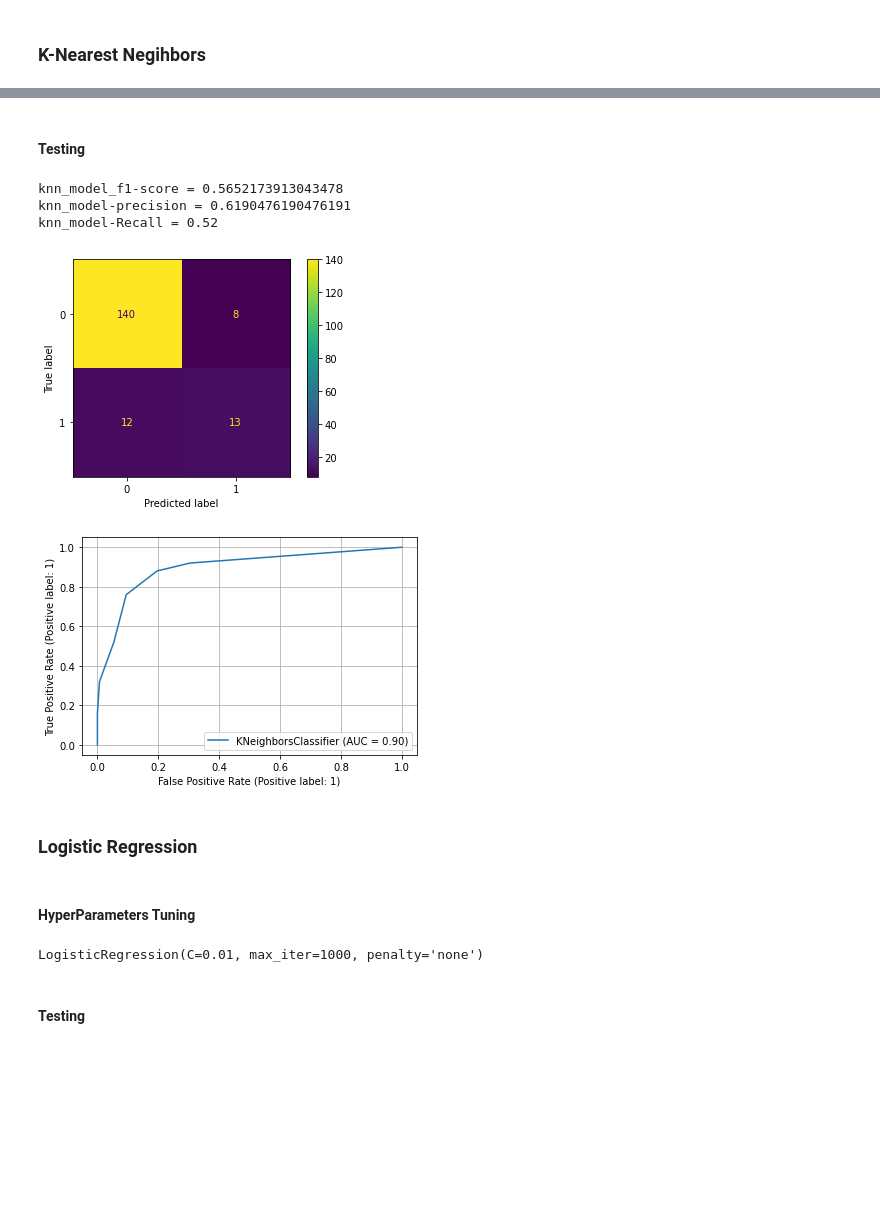
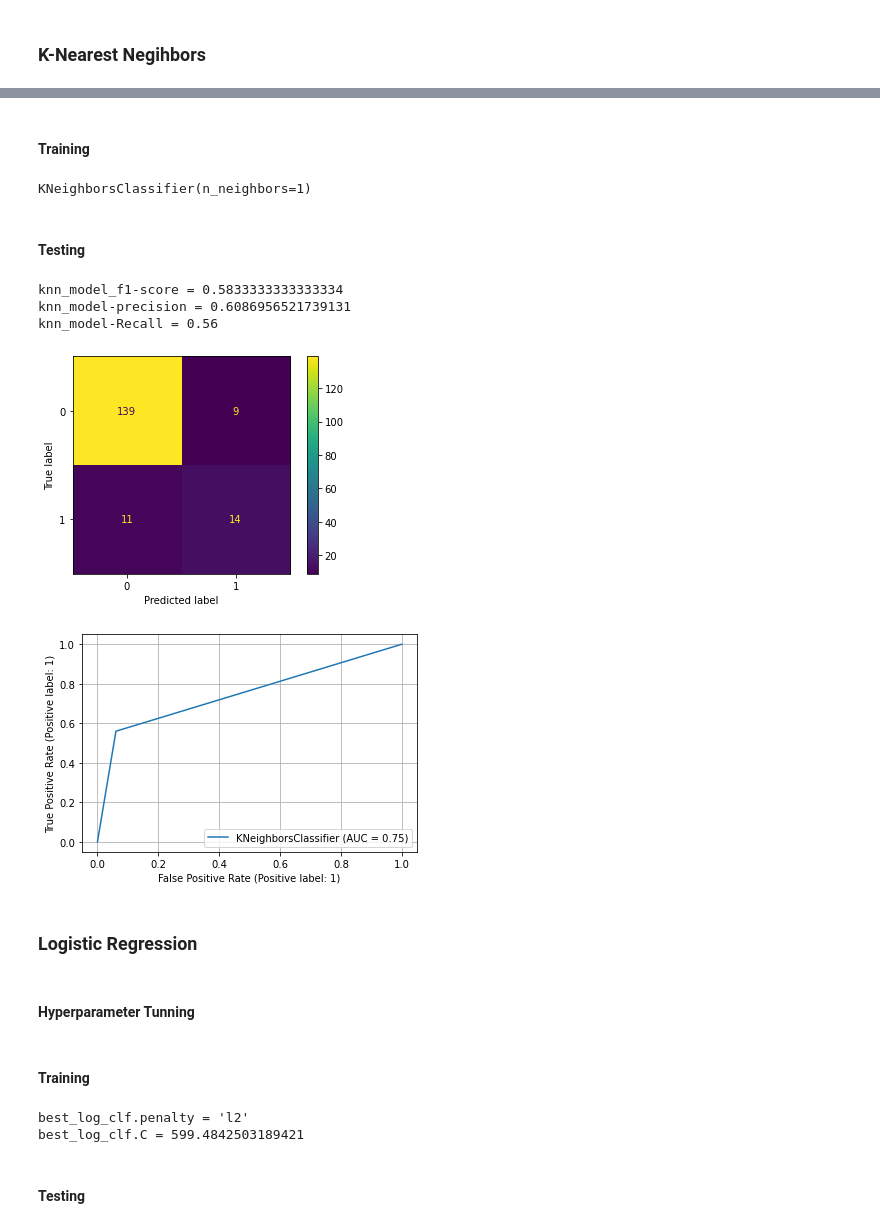
Before and after one commit to MMostafa-Hub/COVID-19-Outcome-Prediction, a Jupyter notebook: COVID-19 Outcome Prediction.ipynb, the cells around one changed output, grey strips where cells are left out. Cells and saved outputs as stored; diff of their text form; code cells hidden in the pictures; blank space fills up the shorter version.

```diff
--- a/COVID-19 Outcome Prediction.ipynb
+++ b/COVID-19 Outcome Prediction.ipynb
@@ -72,27 +38,46 @@ best-k = 7
+# %%
+# finding the best K that gives the best score on the validation set
+# the size of trainig is 690 so the max_k = 26
+max_k = 26
+knn_param_grid = {
+    "n_neighbors": list(range(1, max_k, 2))
+}
+# %%
+from sklearn.neighbors import KNeighborsClassifier
+
+knn_classifier = KNeighborsClassifier()
+
+# the score to knn_clf_cv which is the best classifier is Recall
+knn_clf_cv = GridSearchCV(
+    knn_classifier, knn_param_grid, cv=10, scoring='recall')
+# %% [markdown]
+#### Training
+# %%
+# Picks the best classifier out of the 120 classifiers with thew best k for our application
+best_knn_clf = knn_clf_cv.fit(X_train_norm,y_train).best_estimator_
+best_knn_clf
+# %% [output]
+KNeighborsClassifier(n_neighbors=1)
 # %% [markdown]
 #### Testing
 # %%
-from sklearn.metrics import plot_confusion_matrix, plot_roc_curve
-
 # making predictions
-y_pred_knn = best_knn_classifier.predict(X_test_norm)
+y_pred_knn = best_knn_clf.predict(X_test_norm)
 
 # Confusion Matrix
-plot_confusion_matrix(best_knn_classifier, X_test_norm, y_test)
+plot_confusion_matrix(best_knn_clf, X_test_norm, y_test)
 
 # Precision, Recall, f1-score
 print(f"knn_model_f1-score = {f1_score(y_test, y_pred_knn)}\nknn_model-precision = {precision_score(y_test,y_pred_knn)}\nknn_model-Recall = {recall_score(y_test,y_pred_knn)}")
 
 # ROC curve
-plot_roc_curve(best_knn_classifier, X_test_norm, y_test)
+plot_roc_curve(best_knn_clf, X_test_norm, y_test)
 plt.grid()
 # %% [output]
-knn_model_f1-score = 0.5652173913043478
-knn_model-precision = 0.6190476190476191
-knn_model-Recall = 0.52
+knn_model_f1-score = 0.5833333333333334
+knn_model-precision = 0.6086956521739131
+knn_model-Recall = 0.56
-[figure, old version]
+[figure, new version]
-[figure, old version]
+[figure, new version]
 # %% [markdown]
 ### Logistic Regression
-# %% [markdown]
-#### HyperParameters Tuning
@@ -107,0 +84,2 @@ param_grid = [
+# %% [markdown]
+#### Hyperparameter Tunning
@@ -117 +99,3 @@ log_clf_cv = GridSearchCV(log_classifier, param_grid, cv=10, scoring='recall')
+# %% [markdown]
+#### Training
 # %%
@@ -119,7 +103,8 @@ best_log_clf = log_clf_cv.fit(X_train,y_train)
-# %%
-best_log_clf.best_estimator_
-# %% [output]
-LogisticRegression(C=0.01, max_iter=1000, penalty='none')
+# %%
+print(f"{best_log_clf.penalty = }\n{best_log_clf.C = }")
+# %% [output]
+best_log_clf.penalty = 'l2'
+best_log_clf.C = 599.4842503189421
 # %% [markdown]
 #### Testing
 # %%
```
Also changed, not shown: parts of 43 cells of this notebook, 2 other files.
